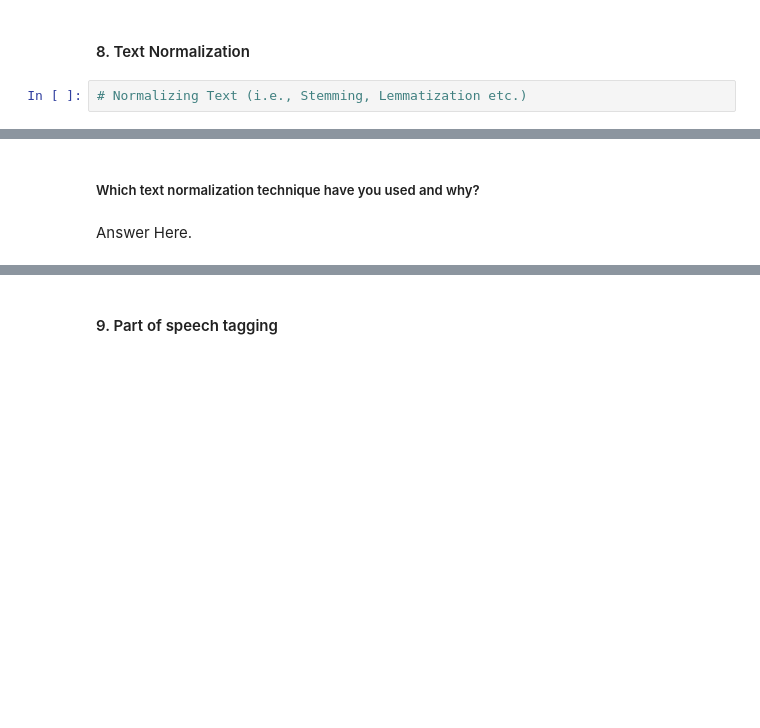
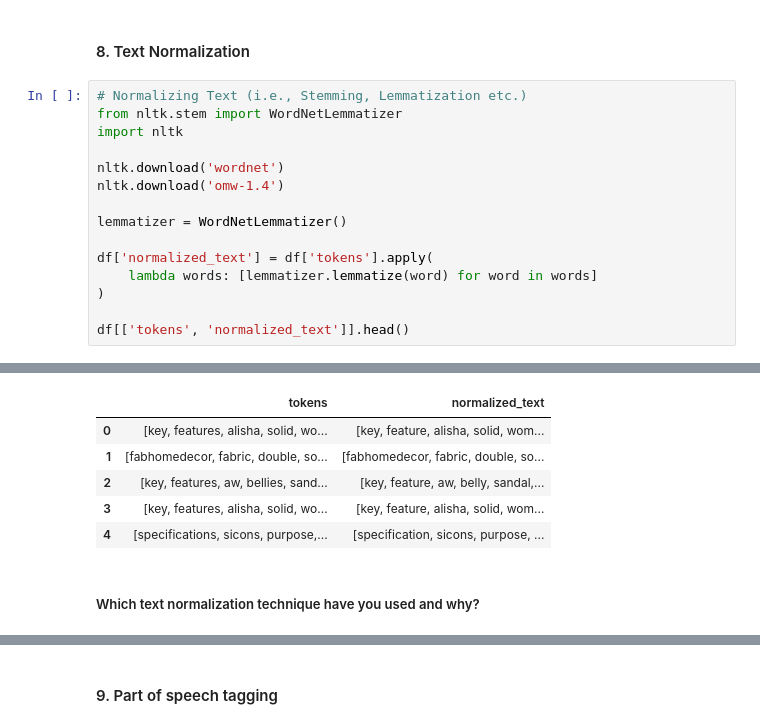
Before and after one commit to Bhuvneshwari19/flipkart-product-clustering, a Jupyter notebook: flipkart_products.ipynb, the cells around one changed output, grey strips where cells are left out. Cells and saved outputs as stored; diff of their text form; blank space fills up the shorter version.

```diff
--- a/flipkart_products.ipynb
+++ b/flipkart_products.ipynb
@@ -1045,4 +1354,18 @@ Answer Here.
 # %% [markdown]
 #### 8. Text Normalization
-# %%
-# Normalizing Text (i.e., Stemming, Lemmatization etc.)
+# %%
+# Normalizing Text (i.e., Stemming, Lemmatization etc.)
+from nltk.stem import WordNetLemmatizer
+import nltk
+
+nltk.download('wordnet')
+nltk.download('omw-1.4')
+
+lemmatizer = WordNetLemmatizer()
+
+df['normalized_text'] = df['tokens'].apply(
+    lambda words: [lemmatizer.lemmatize(word) for word in words]
+)
+
+df[['tokens', 'normalized_text']].head()
+# %% [output]
@@ -1049,4 +1374,8 @@ Answer Here.
+|  | tokens | normalized_text |
+| 0 | [key, features, alisha, solid, wo... | [key, feature, alisha, solid, wom... |
+| 1 | [fabhomedecor, fabric, double, so... | [fabhomedecor, fabric, double, so... |
+| 2 | [key, features, aw, bellies, sand... | [key, feature, aw, belly, sandal,... |
+| 3 | [key, features, alisha, solid, wo... | [key, feature, alisha, solid, wom... |
+| 4 | [specifications, sicons, purpose,... | [specification, sicons, purpose, ... |
 # %% [markdown]
 ##### Which text normalization technique have you used and why?
-# %% [markdown]
-Answer Here.
```
Also changed, not shown: parts of 53 cells of this notebook.
